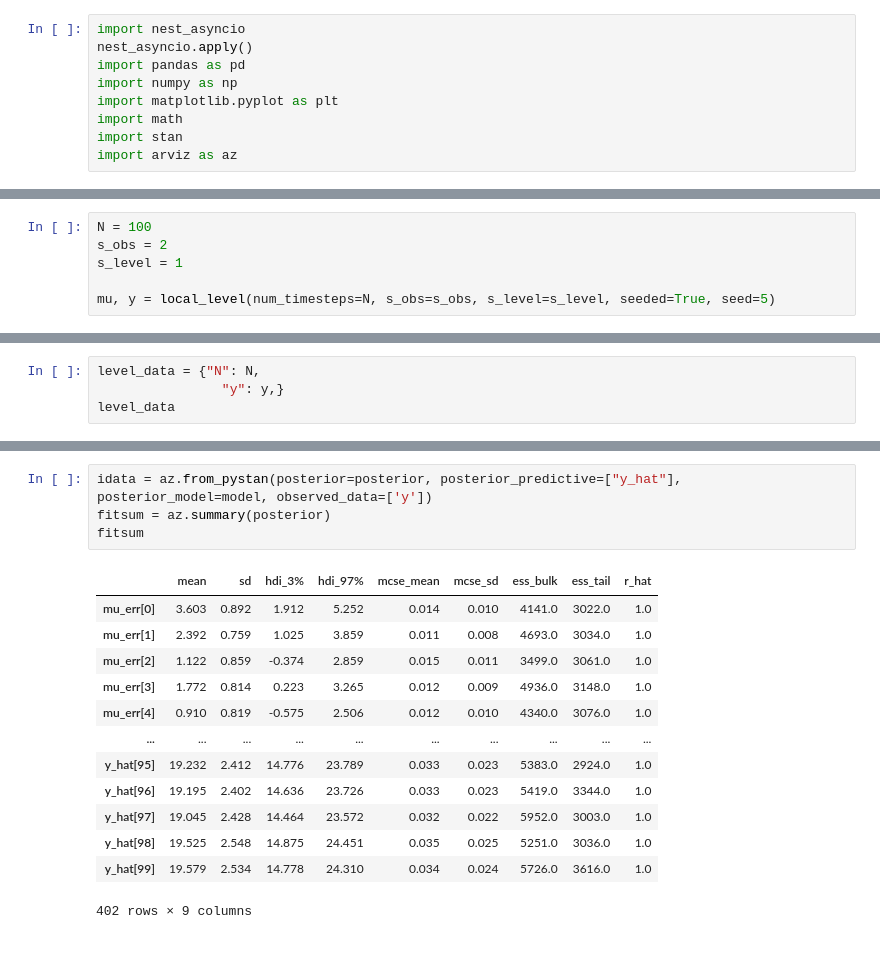
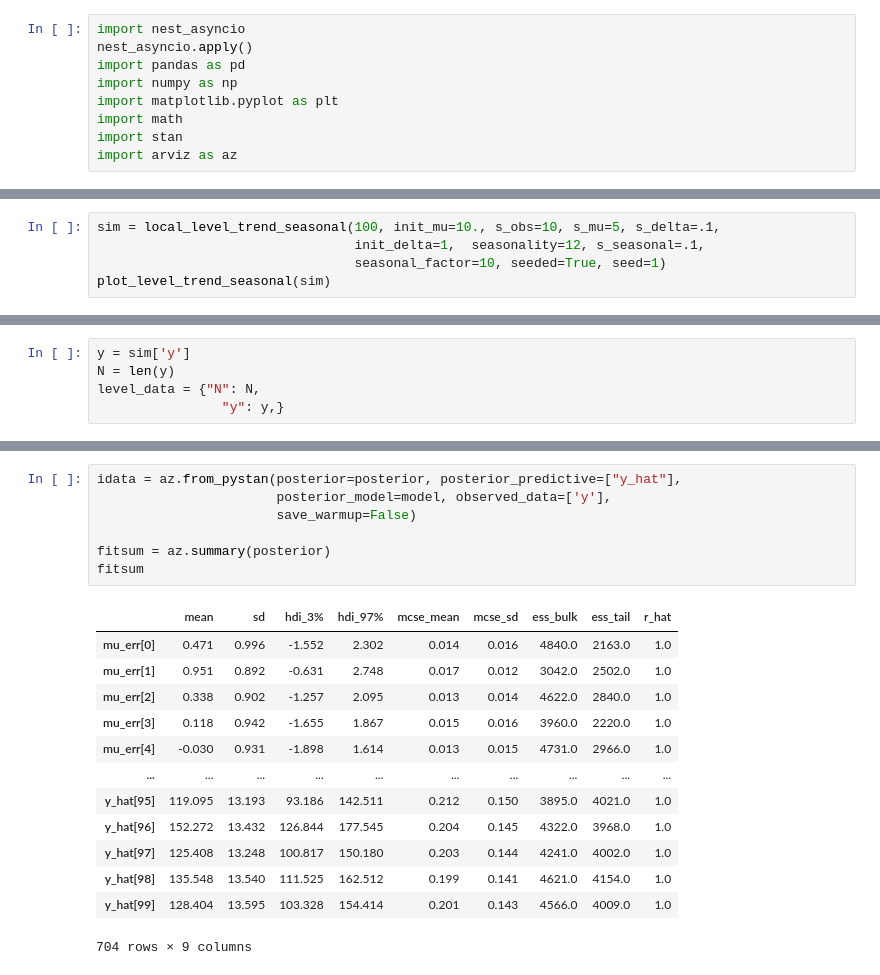
Before and after one commit to woejozney/state-space-examples, a Jupyter notebook: local-level-stan/local-level-stan.ipynb, the cells around one changed output, grey strips where cells are left out. Saved outputs shown, nothing was run; the diff lists cells and outputs as text.

```diff
--- a/local-level-stan/local-level-stan.ipynb
+++ b/local-level-stan/local-level-stan.ipynb
@@ -32,6 +9,0 @@ def local_level(num_timesteps=60, init_mu=10,
-# %%
-N = 100
-s_obs = 2
-s_level = 1
-
-mu, y = local_level(num_timesteps=N, s_obs=s_obs, s_level=s_level, seeded=True, seed=5)
@@ -45,0 +162,5 @@ fig.legend()
+# %%
+sim = local_level_trend_seasonal(100, init_mu=10., s_obs=10, s_mu=5, s_delta=.1,
+                                 init_delta=1,  seasonality=12, s_seasonal=.1,
+                                 seasonal_factor=10, seeded=True, seed=1)
+plot_level_trend_seasonal(sim)
@@ -82,5 +302,6 @@ generated quantities {
 """
 # %%
+y = sim['y']
+N = len(y)
 level_data = {"N": N,
                 "y": y,}
-level_data
@@ -127,18 +358,21 @@ In file included from /home/woejozney/miniconda3/envs/ds/lib/python3.10/site-pac
 # %%
-idata = az.from_pystan(posterior=posterior, posterior_predictive=["y_hat"], posterior_model=model, observed_data=['y'])
+idata = az.from_pystan(posterior=posterior, posterior_predictive=["y_hat"],
+                       posterior_model=model, observed_data=['y'],
+                       save_warmup=False)
+
 fitsum = az.summary(posterior)
 fitsum
 # %% [output]
 |  | mean | sd | hdi_3% | hdi_97% | mcse_mean | mcse_sd | ess_bulk | ess_tail | r_hat |
-| mu_err[0] | 3.603 | 0.892 | 1.912 | 5.252 | 0.014 | 0.010 | 4141.0 | 3022.0 | 1.0 |
-| mu_err[1] | 2.392 | 0.759 | 1.025 | 3.859 | 0.011 | 0.008 | 4693.0 | 3034.0 | 1.0 |
-| mu_err[2] | 1.122 | 0.859 | -0.374 | 2.859 | 0.015 | 0.011 | 3499.0 | 3061.0 | 1.0 |
-| mu_err[3] | 1.772 | 0.814 | 0.223 | 3.265 | 0.012 | 0.009 | 4936.0 | 3148.0 | 1.0 |
-| mu_err[4] | 0.910 | 0.819 | -0.575 | 2.506 | 0.012 | 0.010 | 4340.0 | 3076.0 | 1.0 |
+| mu_err[0] | 0.471 | 0.996 | -1.552 | 2.302 | 0.014 | 0.016 | 4840.0 | 2163.0 | 1.0 |
+| mu_err[1] | 0.951 | 0.892 | -0.631 | 2.748 | 0.017 | 0.012 | 3042.0 | 2502.0 | 1.0 |
+| mu_err[2] | 0.338 | 0.902 | -1.257 | 2.095 | 0.013 | 0.014 | 4622.0 | 2840.0 | 1.0 |
+| mu_err[3] | 0.118 | 0.942 | -1.655 | 1.867 | 0.015 | 0.016 | 3960.0 | 2220.0 | 1.0 |
+| mu_err[4] | -0.030 | 0.931 | -1.898 | 1.614 | 0.013 | 0.015 | 4731.0 | 2966.0 | 1.0 |
 | ... | ... | ... | ... | ... | ... | ... | ... | ... | ... |
-| y_hat[95] | 19.232 | 2.412 | 14.776 | 23.789 | 0.033 | 0.023 | 5383.0 | 2924.0 | 1.0 |
-| y_hat[96] | 19.195 | 2.402 | 14.636 | 23.726 | 0.033 | 0.023 | 5419.0 | 3344.0 | 1.0 |
-| y_hat[97] | 19.045 | 2.428 | 14.464 | 23.572 | 0.032 | 0.022 | 5952.0 | 3003.0 | 1.0 |
-| y_hat[98] | 19.525 | 2.548 | 14.875 | 24.451 | 0.035 | 0.025 | 5251.0 | 3036.0 | 1.0 |
-| y_hat[99] | 19.579 | 2.534 | 14.778 | 24.310 | 0.034 | 0.024 | 5726.0 | 3616.0 | 1.0 |
+| y_hat[95] | 119.095 | 13.193 | 93.186 | 142.511 | 0.212 | 0.150 | 3895.0 | 4021.0 | 1.0 |
+| y_hat[96] | 152.272 | 13.432 | 126.844 | 177.545 | 0.204 | 0.145 | 4322.0 | 3968.0 | 1.0 |
+| y_hat[97] | 125.408 | 13.248 | 100.817 | 150.180 | 0.203 | 0.144 | 4241.0 | 4002.0 | 1.0 |
+| y_hat[98] | 135.548 | 13.540 | 111.525 | 162.512 | 0.199 | 0.141 | 4621.0 | 4154.0 | 1.0 |
+| y_hat[99] | 128.404 | 13.595 | 103.328 | 154.414 | 0.201 | 0.143 | 4566.0 | 4009.0 | 1.0 |
-402 rows × 9 columns
+704 rows × 9 columns
```
Also changed, not shown: parts of 17 cells of this notebook, 5 other files.
